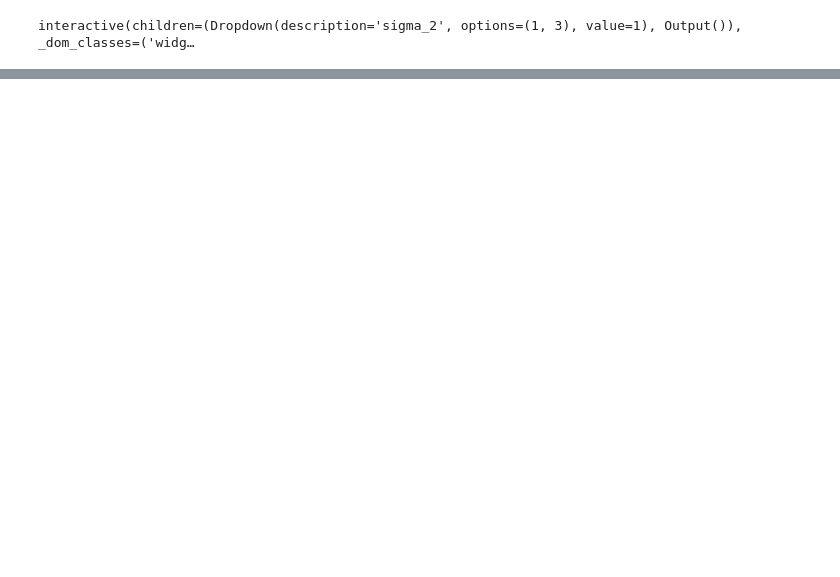
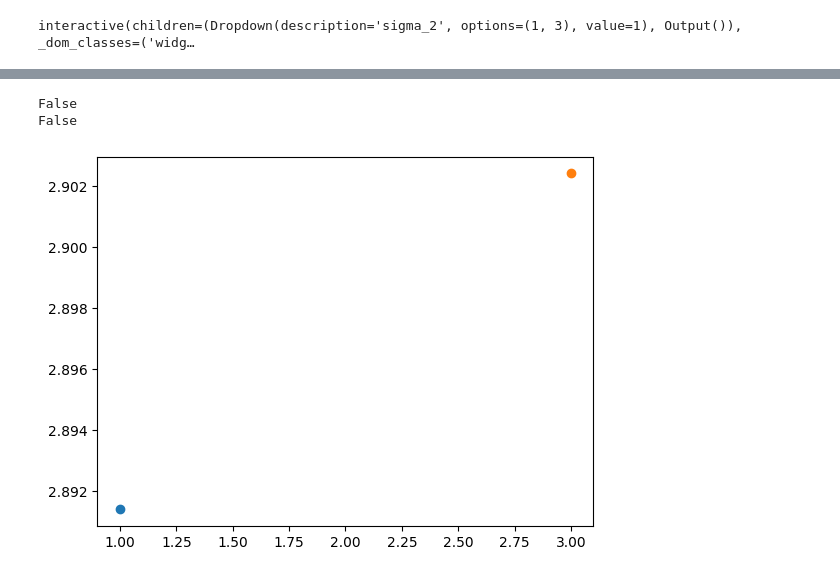
Before and after one commit to MouzaouiMatthieu/PFE, a Jupyter notebook: RNPE_gaussian.ipynb, the cells around one changed output, grey strips where cells are left out. Saved outputs shown, nothing was run; the diff lists cells and outputs as text; code cells hidden in the pictures; blank space fills up the shorter version.

```diff
--- a/RNPE_gaussian.ipynb
+++ b/RNPE_gaussian.ipynb
@@ -571,15 +568,12 @@ def MMD(x: Tensor, y: Tensor, n_rep: int = 1_000) -> Tuple[Tensor, bool]:
         y = y[torch.randperm(y.shape[0])][:min_rows]
     t0 = mmd_two_samples(x, y)
     t = torch.zeros((n_rep))
+
+
     for i in tqdm(range(n_rep)):
-        x_perm = x[torch.randperm(x.shape[0])]
-        y_perm = y[torch.randperm(y.shape[0])]
+        x_perm = x[torch.randperm(5_000)]
+        y_perm = y[torch.randperm(5_000)]
         t[i] = mmd_two_samples(x_perm, y_perm)
     t.sort()
     h0 = torch.searchsorted(t, t0) > 989  # If Ho accepted or not
-    print(torch.searchsorted(t, t0))
-    print(f"t = {t}")
     return t0, h0
-
-
-MMD(test, t_)
@@ -623,6 +583,3 @@ tensor(908)
 
 tensor(375)
 (tensor(2.9179), tensor(False))
-# %%
-a = torch.tensor([1, 2, 3])
-torch.searchsorted(a, 2)
@@ -642,7 +597,7 @@ def compute_rnpe_npe(
         Tuple[Tensor, Tensor, Tuple, Tensor]: NPE samples given x, y, theroritical given y and RNPE samples given y.
     """
 
-    n_runs = 2
+    n_runs = 3
 
     norm_npe_rnpe = []
     npe_samples_x_l = []
@@ -650,6 +605,10 @@ def compute_rnpe_npe(
     theoritical_post_y_l = []
     rnpe_samples_l = []
 
+    rnpe_mmd_t0_l = []
+    rnpe_mmd_h0_l = []
+    npe_mmd_t0_l = []
+    npe_mmd_h0_l = []
     for _ in tqdm(range(n_runs), leave=False):
         task = Gaussian(
             N_simu=N_simu, sigma_y_2=sigma_2
@@ -674,14 +633,26 @@ def compute_rnpe_npe(
         theoritical_post_y = task.true_post(task.y0.squeeze().cpu().numpy(), sigma_2)
         rnpe_samples = q_NPE.flow(xm).sample()
         norm_npe_rnpe.append(npe_samples_y.mean() - rnpe_samples.mean())
+        xm_rescaled = (xm + task.data["scale_parameters"][0]) * task.data["scale_parameters"][1]
+        rnpe_mmd_t0, rnpe_mmd_h0 = MMD(xm_rescaled, task.y0.expand(5_000, -1))
+        npe_mmd_t0, npe_mmd_h0 = MMD(task.data["x"], task.y0.expand(5_000, -1))
 
         npe_samples_x_l.append(npe_samples_x)
-        npe_samples_y_l.append(npe_samples_x)
+        npe_samples_y_l.append(npe_samples_y)
         theoritical_post_y_l.append(theoritical_post_y)
         rnpe_samples_l.append(rnpe_samples)
+        rnpe_mmd_t0_l.append(rnpe_mmd_t0)
+        rnpe_mmd_h0_l.append(rnpe_mmd_h0)
+        npe_mmd_t0_l.append(npe_mmd_t0)
+        npe_mmd_h0_l.append(npe_mmd_h0)
+
     imax = np.argmax(norm_npe_rnpe)
     npe_samples_x = npe_samples_x_l[imax]
     npe_samples_y = npe_samples_y_l[imax]
     theoritical_post_y = theoritical_post_y_l[imax]
     rnpe_samples = rnpe_samples_l[imax]
-    return npe_samples_x, npe_samples_y, theoritical_post_y, rnpe_samples
+    rnpe_mmd_t0 = np.mean(rnpe_mmd_t0_l)
+    rnpe_mmd_h0 = torch.sum(rnpe_mmd_h0).item() > torch.sum(~rnpe_mmd_h0).item()
+    npe_mmd_t0 = np.mean(npe_mmd_t0_l)
+    npe_mmd_h0 = torch.sum(npe_mmd_h0).item() > torch.sum(~npe_mmd_h0).item()
+    return npe_samples_x, npe_samples_y, theoritical_post_y, rnpe_samples, rnpe_mmd_t0, rnpe_mmd_h0, npe_mmd_t0, npe_mmd_h0
@@ -688,7 +663,6 @@ def compute_rnpe_npe(
 # %%
 results = {}
 sigmas_2 = np.arange(1, 4, 0.5)
-sigmas_2 = np.arange(1, 4, 2)
 with tqdm(sigmas_2, unit="Sigma²", desc="Corruption") as tq:
     for sigma_2 in tq:
         print(sigma_2)
@@ -698,5 +672,9 @@ with tqdm(sigmas_2, unit="Sigma²", desc="Corruption") as tq:
             results[sigma_2]["npe_samples_y"],
             results[sigma_2]["theoritical_post_y_l"],
             results[sigma_2]["rnpe_samples"],
+            results[sigma_2]["rnpe_mmd_t0"],
+            results[sigma_2]["rnpe_mmd_h0"],
+            results[sigma_2]["npe_mmd_t0"],
+            results[sigma_2]["npe_mmd_h0"],
         ) = compute_rnpe_npe(Gaussian, sigma_2)
 # %% [output]
@@ -753,0 +731,8 @@ plt.hist(rnpe_samples.cpu().numpy(), bins=400, density=True)
+# %%
+for _ in sigmas_2:
+    print(results[_]["rnpe_mmd_h0"])
+    plt.scatter(_, results[_]["npe_mmd_t0"])
+# %% [output]
+False
+False
+[figure, added]
```
Also changed, not shown: parts of 14 cells of this notebook.
